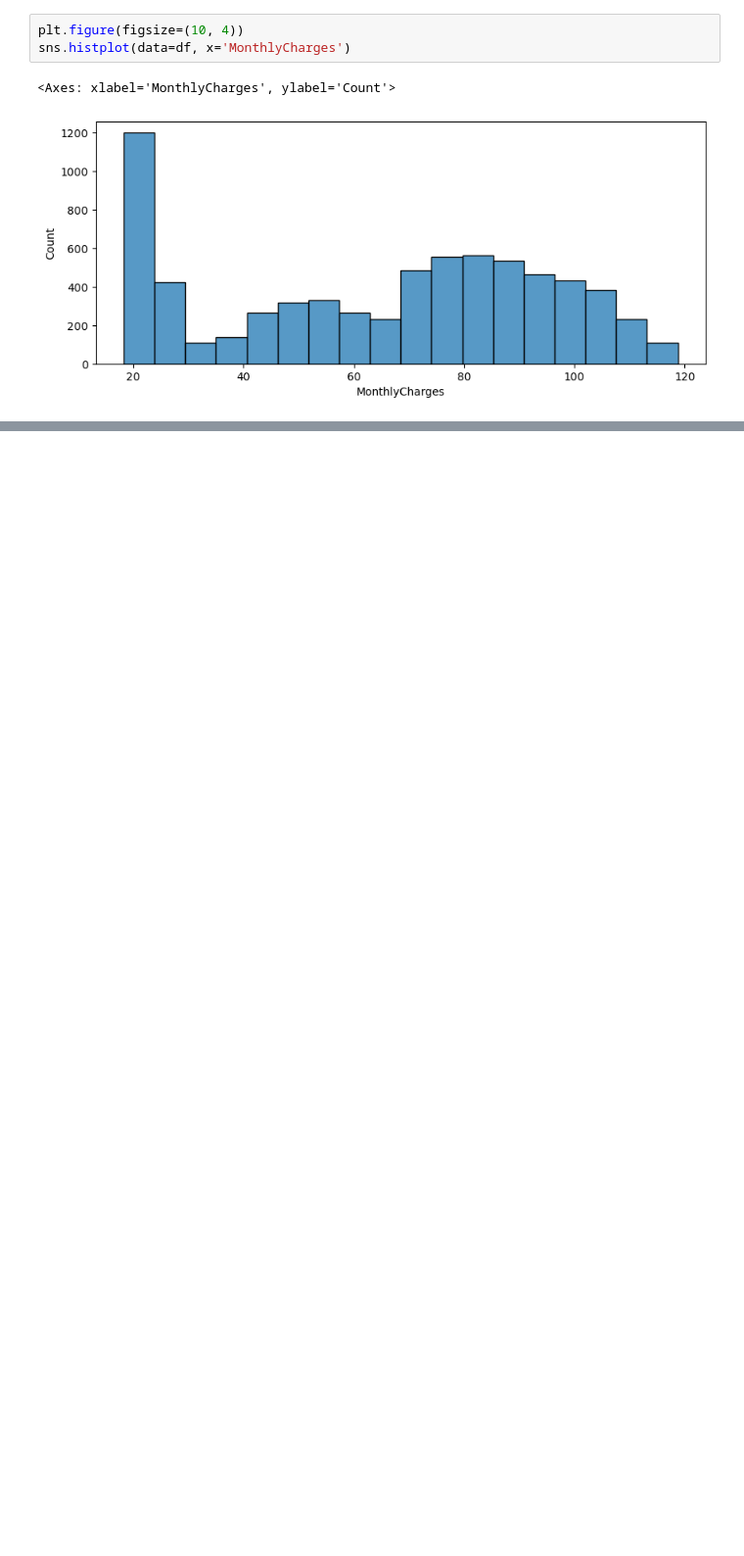
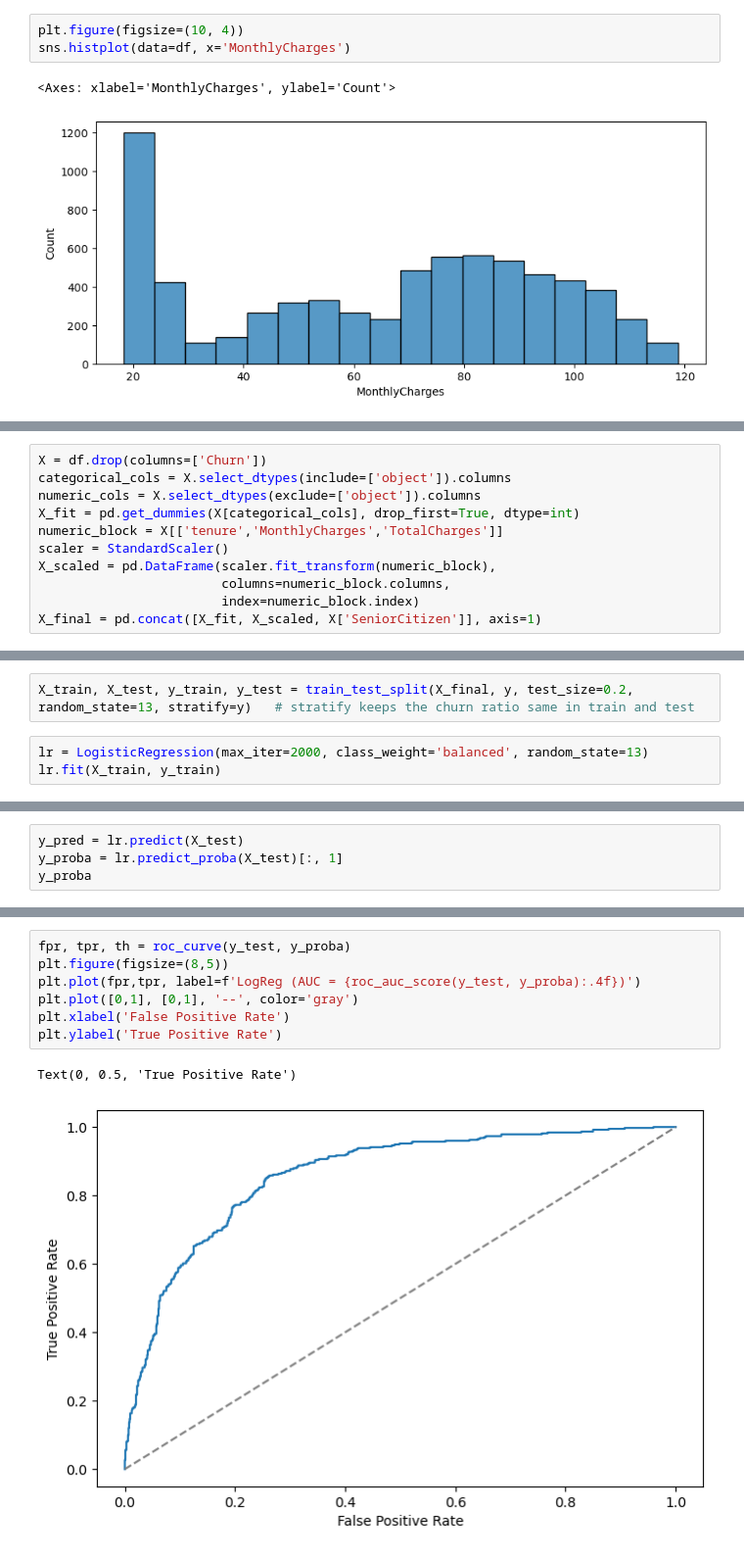
Before and after one commit to Manishmalik554/ChurnPrediction, a Jupyter notebook: main.ipynb, the cells around one changed output, grey strips where cells are left out. Shown at 98% size. Saved outputs shown, nothing was run; the diff lists cells and outputs as text; blank space fills up the shorter version.

Commit message:
First Model

```diff
--- a/main.ipynb
+++ b/main.ipynb
@@ -105,0 +181,11 @@ Column: Churn
+# %%
+X = df.drop(columns=['Churn'])
+categorical_cols = X.select_dtypes(include=['object']).columns
+numeric_cols = X.select_dtypes(exclude=['object']).columns
+X_fit = pd.get_dummies(X[categorical_cols], drop_first=True, dtype=int)
+numeric_block = X[['tenure','MonthlyCharges','TotalCharges']]
+scaler = StandardScaler()
+X_scaled = pd.DataFrame(scaler.fit_transform(numeric_block),
+                        columns=numeric_block.columns,
+                        index=numeric_block.index)
+X_final = pd.concat([X_fit, X_scaled, X['SeniorCitizen']], axis=1)
@@ -105,0 +198,5 @@ Column: Churn
+# %%
+X_train, X_test, y_train, y_test = train_test_split(X_final, y, test_size=0.2, random_state=13, stratify=y)   # stratify keeps the churn ratio same in train and test
+# %%
+lr = LogisticRegression(max_iter=2000, class_weight='balanced', random_state=13)
+lr.fit(X_train, y_train)
@@ -105,0 +205,4 @@ Column: Churn
+# %%
+y_pred = lr.predict(X_test)
+y_proba = lr.predict_proba(X_test)[:, 1]
+y_proba
@@ -105,0 +228,10 @@ Column: Churn
+# %%
+fpr, tpr, th = roc_curve(y_test, y_proba)
+plt.figure(figsize=(8,5))
+plt.plot(fpr,tpr, label=f'LogReg (AUC = {roc_auc_score(y_test, y_proba):.4f})')
+plt.plot([0,1], [0,1], '--', color='gray')
+plt.xlabel('False Positive Rate')
+plt.ylabel('True Positive Rate')
+# %% [output]
+Text(0, 0.5, 'True Positive Rate')
+[figure, added]
```
Also changed, not shown: parts of 21 cells of this notebook.
